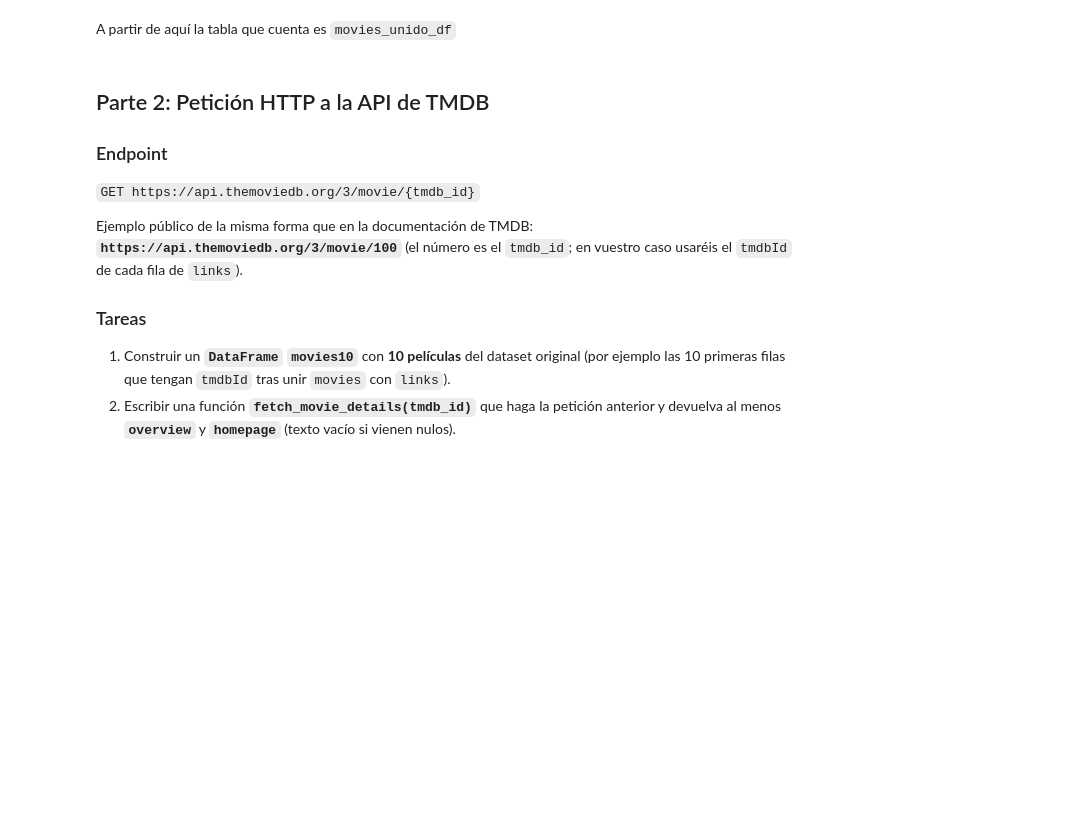
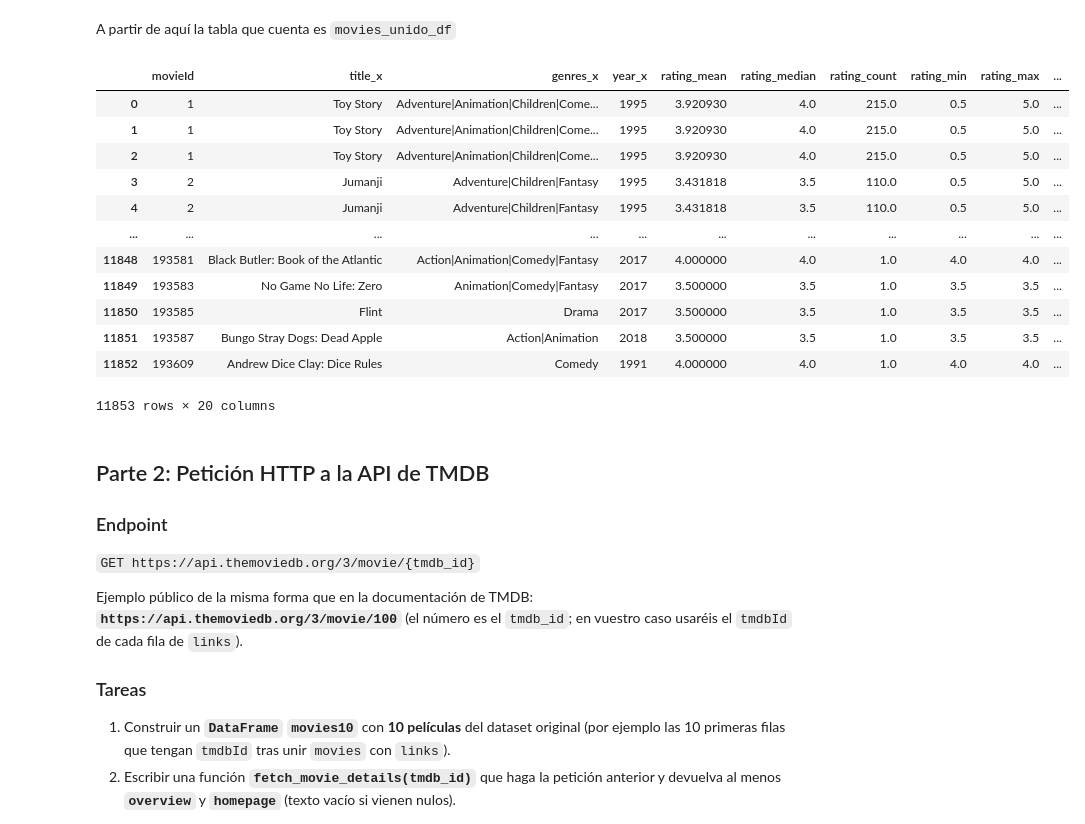
Before and after one commit to Ameisin/tc-sprint03-04-peliculas, a Jupyter notebook: Team_Challenge_sprint03_04.ipynb, the cells around one changed output. Drawn from its saved outputs; the diff is of its cells as text; code cells hidden in the pictures; blank space fills up the shorter version.

```diff
--- a/Team_Challenge_sprint03_04.ipynb
+++ b/Team_Challenge_sprint03_04.ipynb
@@ -501,7 +511,7 @@ Se sacan las siguientes agregaciones:
 3. `valoraciones_totales_d`: cantidad de valoraciones por década.
 4. `user_count_d`: cantidad de usuarios que han hecho una valoración por década.
 # %%
-ratings_agg_df['decade'] = ratings_movies_df['year_from_title'] // 10 * 10
+ratings_agg_df['decade'] = ratings_movies_df['year'] // 10 * 10
 
 decada_df = ratings_agg_df.dropna(subset=['decade']).groupby('decade', as_index=False).agg(
     peliculas=('movieId', 'count'),
@@ -718,11 +785,27 @@ rating_pelicula_df = ratings_df.groupby('movieId', as_index=False)['rating'].mea
 # %%
 # Union de todas las tablas
 movies_unido_df = (
     movies_df
-    .merge(rating_pelicula_df, on='movieId', how='left')
-    .merge(tags_pelicula_df, on='movieId', how='left')
-    .merge(links_df, on='movieID', how='left')
+    .merge(ratings_agg_df, on='movieId', how='left')
+    .merge(tags_movies_df, on='movieId', how='left')
+    .merge(links_df, on='movieId', how='left')
 )
+
+movies_unido_df
+# %% [output]
+|  | movieId | title_x | genres_x | year_x | rating_mean | rating_median | rating_count | rating_min | rating_max | ... |
+| 0 | 1 | Toy Story | Adventure|Animation|Children|Come... | 1995 | 3.920930 | 4.0 | 215.0 | 0.5 | 5.0 | ... |
+| 1 | 1 | Toy Story | Adventure|Animation|Children|Come... | 1995 | 3.920930 | 4.0 | 215.0 | 0.5 | 5.0 | ... |
+| 2 | 1 | Toy Story | Adventure|Animation|Children|Come... | 1995 | 3.920930 | 4.0 | 215.0 | 0.5 | 5.0 | ... |
+| 3 | 2 | Jumanji | Adventure|Children|Fantasy | 1995 | 3.431818 | 3.5 | 110.0 | 0.5 | 5.0 | ... |
+| 4 | 2 | Jumanji | Adventure|Children|Fantasy | 1995 | 3.431818 | 3.5 | 110.0 | 0.5 | 5.0 | ... |
+| ... | ... | ... | ... | ... | ... | ... | ... | ... | ... | ... |
+| 11848 | 193581 | Black Butler: Book of the Atlantic | Action|Animation|Comedy|Fantasy | 2017 | 4.000000 | 4.0 | 1.0 | 4.0 | 4.0 | ... |
+| 11849 | 193583 | No Game No Life: Zero | Animation|Comedy|Fantasy | 2017 | 3.500000 | 3.5 | 1.0 | 3.5 | 3.5 | ... |
+| 11850 | 193585 | Flint | Drama | 2017 | 3.500000 | 3.5 | 1.0 | 3.5 | 3.5 | ... |
+| 11851 | 193587 | Bungo Stray Dogs: Dead Apple | Action|Animation | 2018 | 3.500000 | 3.5 | 1.0 | 3.5 | 3.5 | ... |
+| 11852 | 193609 | Andrew Dice Clay: Dice Rules | Comedy | 1991 | 4.000000 | 4.0 | 1.0 | 4.0 | 4.0 | ... |
+11853 rows × 20 columns
 # %% [markdown]
 ## Parte 2: Petición HTTP a la API de TMDB
 
```
Also changed, not shown: parts of 14 cells of this notebook.
